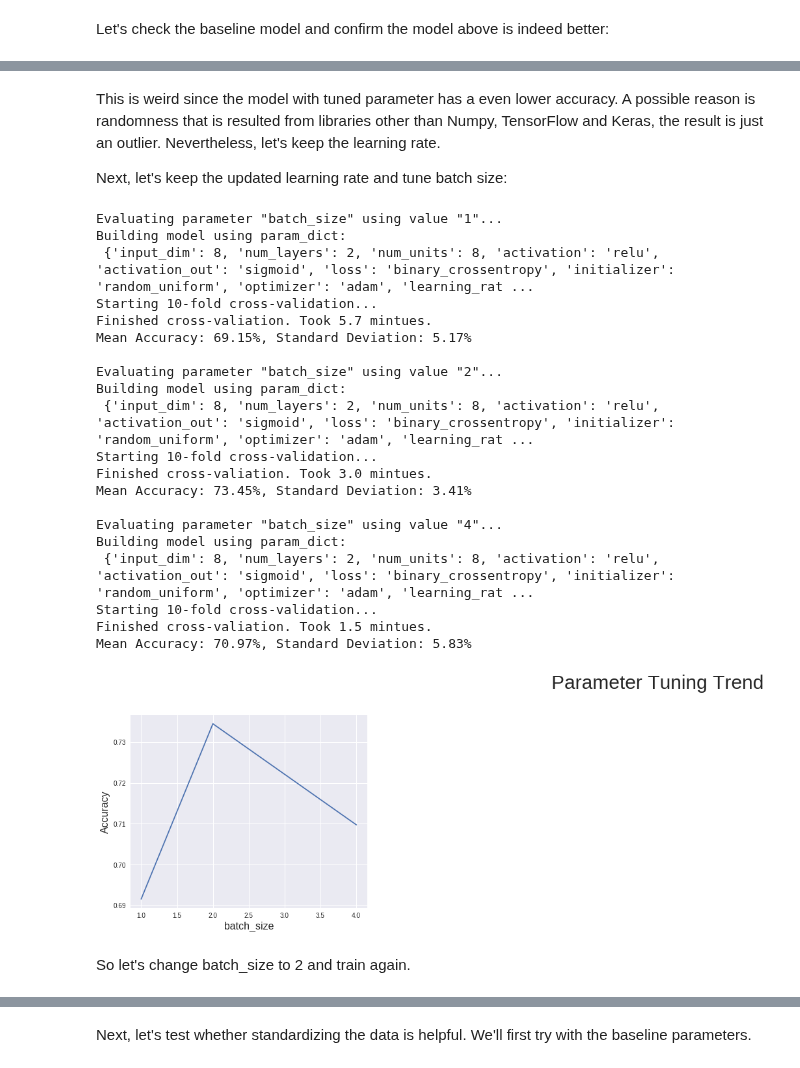
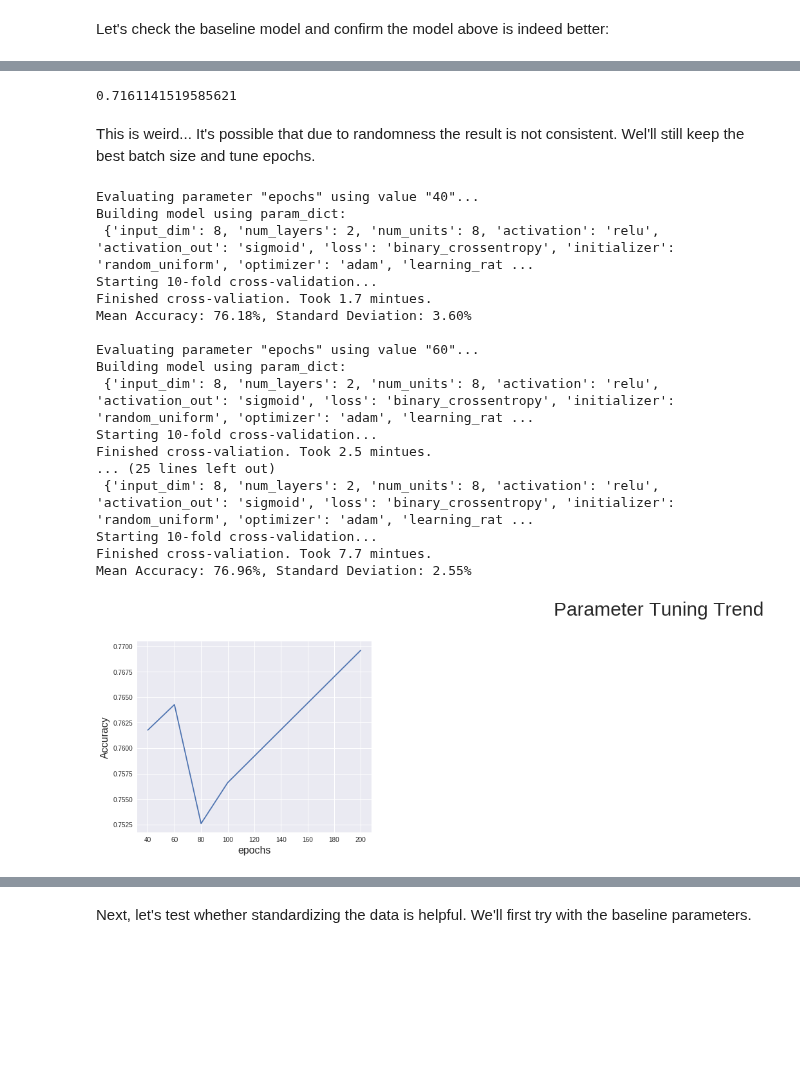
Before and after one commit to georgeliu1998/keras_model_tuning, a Jupyter notebook: keras.ipynb, the cells around one changed output, grey strips where cells are left out. Saved outputs shown, nothing was run; the diff lists cells and outputs as text; code cells hidden in the pictures; blank space fills up the shorter version.

```diff
--- a/keras.ipynb
+++ b/keras.ipynb
@@ -592,6 +638,7 @@ Let's check the baseline model and confirm the model above is indeed better:
 # %%
-param_dict_defaults = get_defaults()
-run_test(X=X, y=y, param_dict=param_dict_defaults)
+param_dict['batch_size'] = 16
+
+run_test(X=X, y=y, param_dict=param_dict)
 # %% [output]
 Building model using param_dict:
  {'input_dim': 8, 'num_layers': 2, 'num_units': 8, 'activation': 'relu', 'activation_out': 'sigmoid', 'loss': 'binary_crossentropy', 'initializer': 'random_uniform', 'optimizer': 'adam', 'learning_rat ...
@@ -602,40 +649,37 @@ Mean Accuracy: 72.92%, Standard Deviation: 4.35%
-# %% [markdown]
-This is weird since the model with tuned parameter has a even lower accuracy. A possible reason is randomness that is resulted from libraries other than Numpy, TensorFlow and Keras, the result is just an outlier. Nevertheless, let's keep the learning rate.
-
-Next, let's keep the updated learning rate and tune batch size:
+# %%
+# Let's get the baseline accuracy to compare
+accuracy_baseline
+# %% [output]
+0.7161141519585621
+# %% [markdown]
+This is weird... It's possible that due to randomness the result is not consistent. Wel'll still keep the best batch size and tune epochs.
 # %%
-batch_size = [2 ** e for e in range(3)]
+epochs = [40, 60, 80, 100, 150, 200]
 
-tuning_options = get_tuning_options(batch_size=batch_size)
+tuning_options = get_tuning_options(epochs=epochs)
 
-results = run_test(X=X, y=y,
-                   param_dict=param_dict,
-                   tuning_options=tuning_options)
+results_epoch = run_test(X=X, y=y,
+                         param_dict=param_dict,
+                         tuning_options=tuning_options)
+
+df_epoch = wrangle_results(results_epoch)
+visualize_trend(df_epoch)
 # %% [output]
-Evaluating parameter "batch_size" using value "1"...
+Evaluating parameter "epochs" using value "40"...
 Building model using param_dict:
  {'input_dim': 8, 'num_layers': 2, 'num_units': 8, 'activation': 'relu', 'activation_out': 'sigmoid', 'loss': 'binary_crossentropy', 'initializer': 'random_uniform', 'optimizer': 'adam', 'learning_rat ...
 Starting 10-fold cross-validation...
-Finished cross-valiation. Took 5.7 mintues.
-Mean Accuracy: 69.15%, Standard Deviation: 5.17%
+Finished cross-valiation. Took 1.7 mintues.
+Mean Accuracy: 76.18%, Standard Deviation: 3.60%
 
-Evaluating parameter "batch_size" using value "2"...
+Evaluating parameter "epochs" using value "60"...
 Building model using param_dict:
  {'input_dim': 8, 'num_layers': 2, 'num_units': 8, 'activation': 'relu', 'activation_out': 'sigmoid', 'loss': 'binary_crossentropy', 'initializer': 'random_uniform', 'optimizer': 'adam', 'learning_rat ...
 Starting 10-fold cross-validation...
-Finished cross-valiation. Took 3.0 mintues.
-Mean Accuracy: 73.45%, Standard Deviation: 3.41%
-
-Evaluating parameter "batch_size" using value "4"...
-Building model using param_dict:
+Finished cross-valiation. Took 2.5 mintues.
+... (25 lines left out)
  {'input_dim': 8, 'num_layers': 2, 'num_units': 8, 'activation': 'relu', 'activation_out': 'sigmoid', 'loss': 'binary_crossentropy', 'initializer': 'random_uniform', 'optimizer': 'adam', 'learning_rat ...
 Starting 10-fold cross-validation...
-Finished cross-valiation. Took 1.5 mintues.
-Mean Accuracy: 70.97%, Standard Deviation: 5.83%
+Finished cross-valiation. Took 7.7 mintues.
+Mean Accuracy: 76.96%, Standard Deviation: 2.55%
+[figure, added]
-# %%
-df = wrangle_results(results)
-visualize_trend(df)
-# %% [output]
-[figure, removed]
-# %% [markdown]
-So let's change batch_size to 2 and train again.
```
Also changed, not shown: parts of 33 cells of this notebook.
